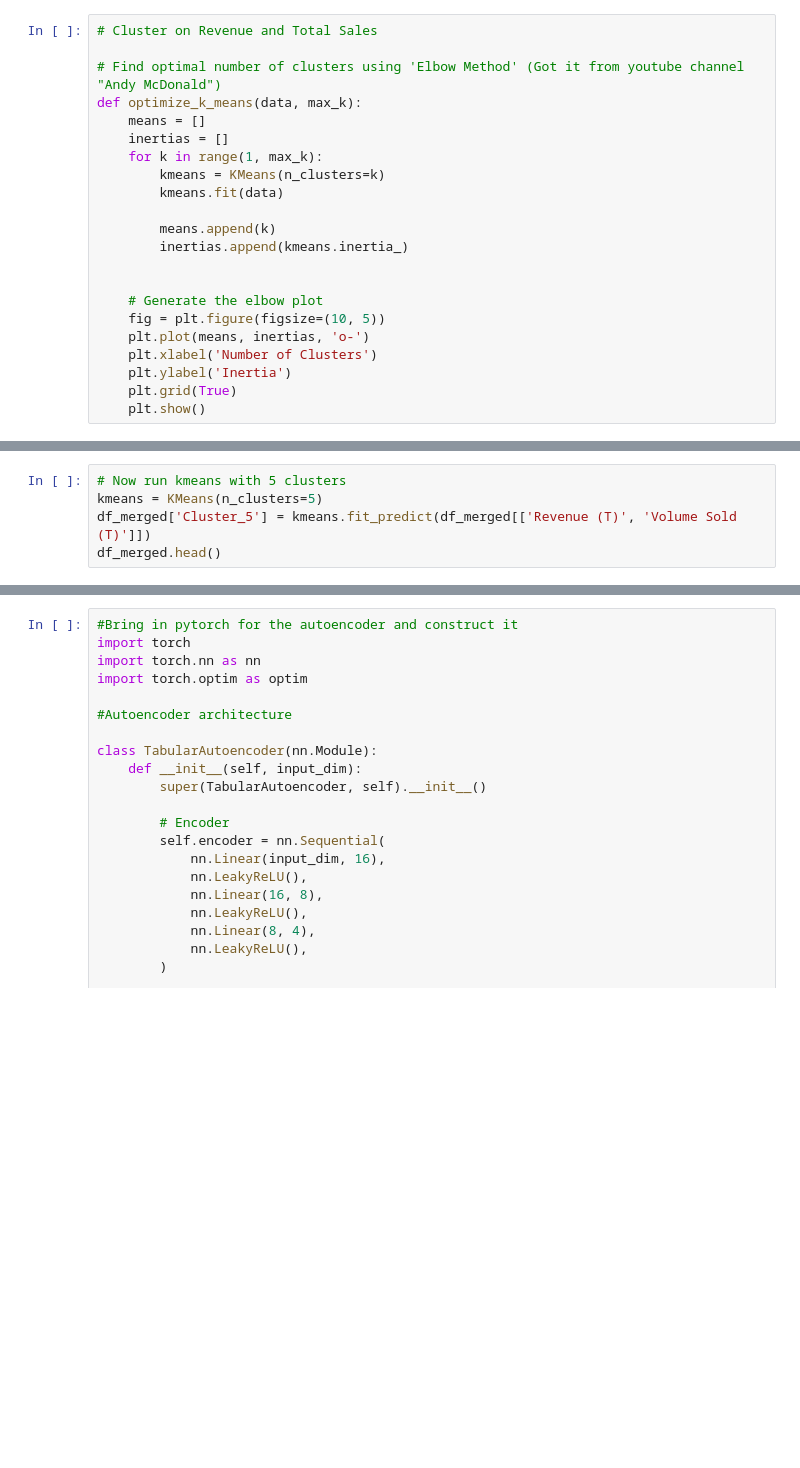
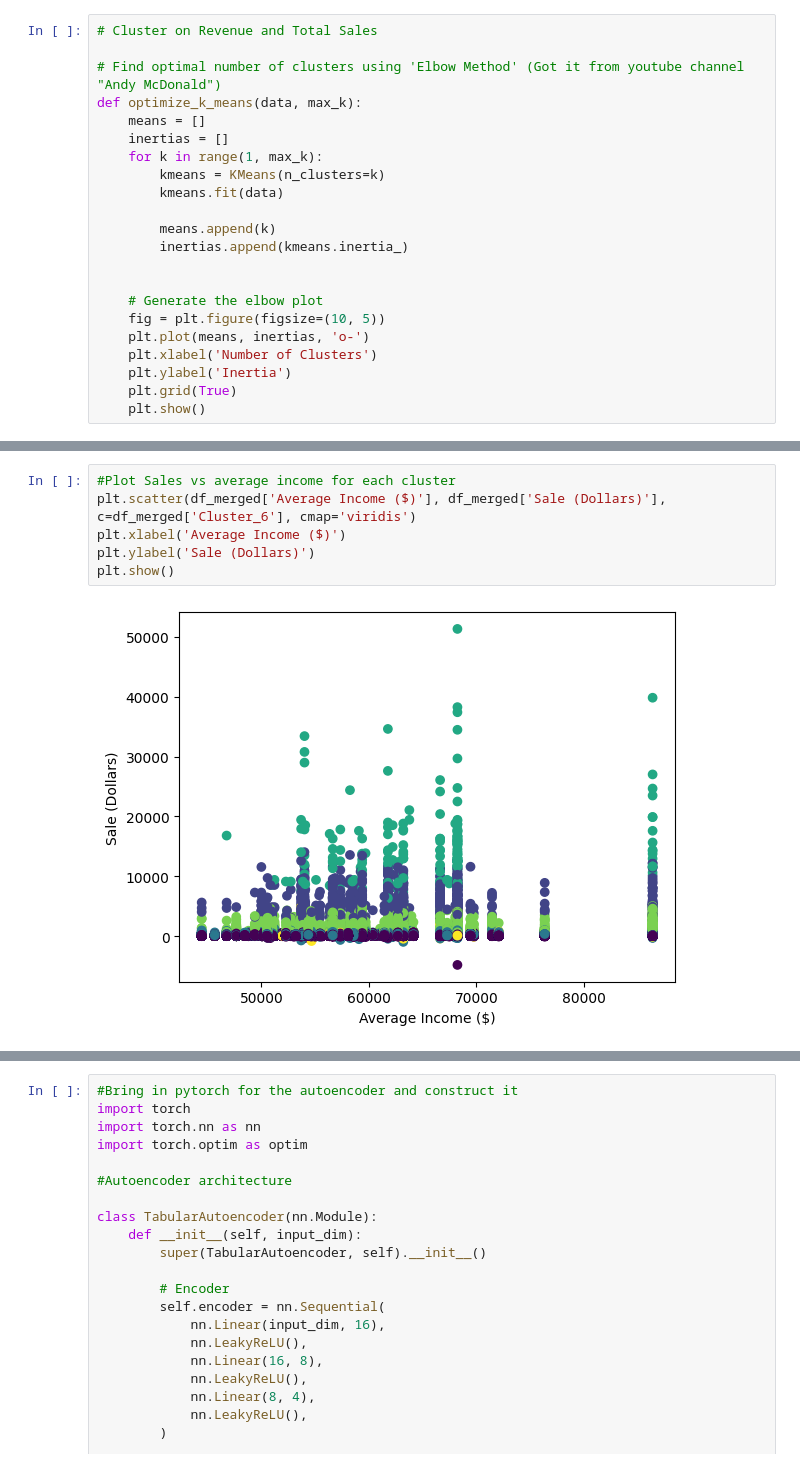
Before and after one commit to jtowgood/DAT490Capstone, a Jupyter notebook: Unsupervised_Learning.ipynb, the cells around one changed output, grey strips where cells are left out. Cells and saved outputs as stored; diff of their text form; blank space fills up the shorter version.

```diff
--- a/Unsupervised_Learning.ipynb
+++ b/Unsupervised_Learning.ipynb
@@ -121,5 +138,0 @@ optimize_k_means(df_merged[['Revenue (T)', 'Volume Sold (T)']], 10)
-# %%
-# Now run kmeans with 5 clusters
-kmeans = KMeans(n_clusters=5)
-df_merged['Cluster_5'] = kmeans.fit_predict(df_merged[['Revenue (T)', 'Volume Sold (T)']])
-df_merged.head()
@@ -295,0 +363,8 @@ memory usage: 34.1+ MB
+# %%
+#Plot Sales vs average income for each cluster
+plt.scatter(df_merged['Average Income ($)'], df_merged['Sale (Dollars)'], c=df_merged['Cluster_6'], cmap='viridis')
+plt.xlabel('Average Income ($)')
+plt.ylabel('Sale (Dollars)')
+plt.show()
+# %% [output]
+[figure, added]
```
Also changed, not shown: parts of 40 cells of this notebook.
